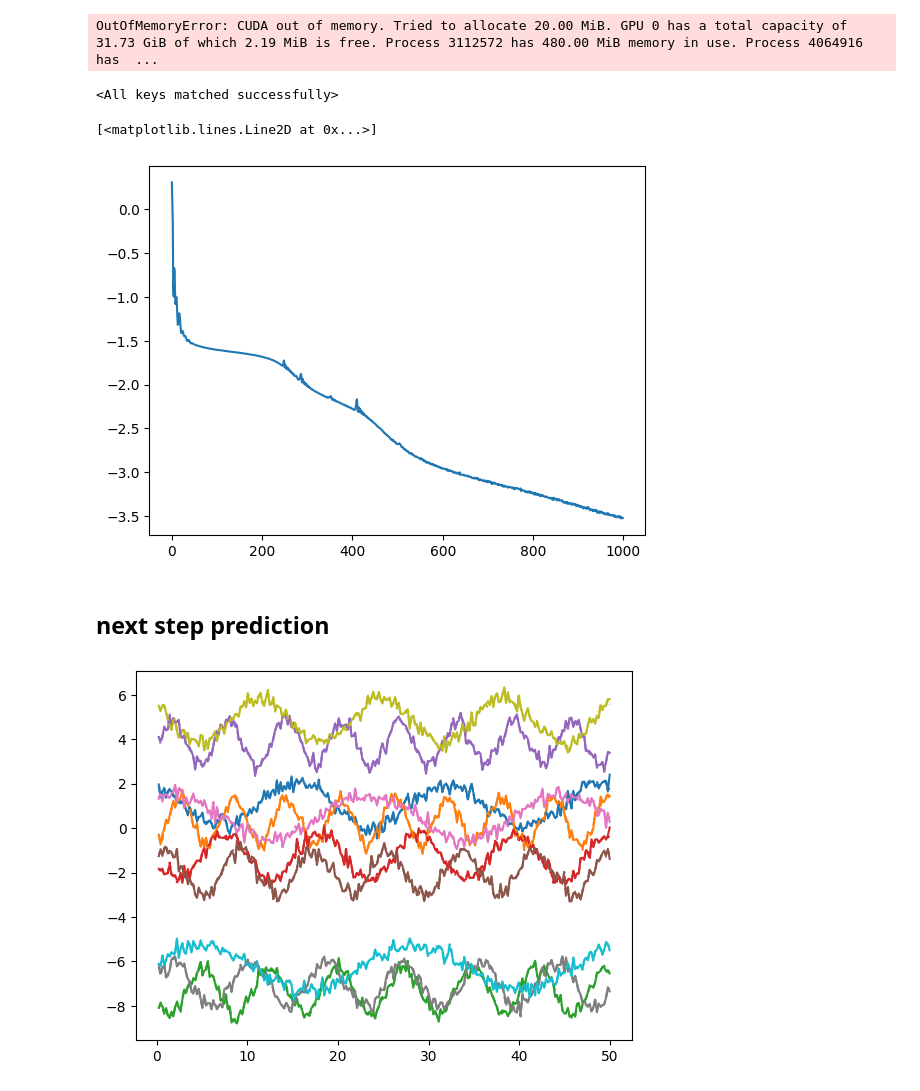
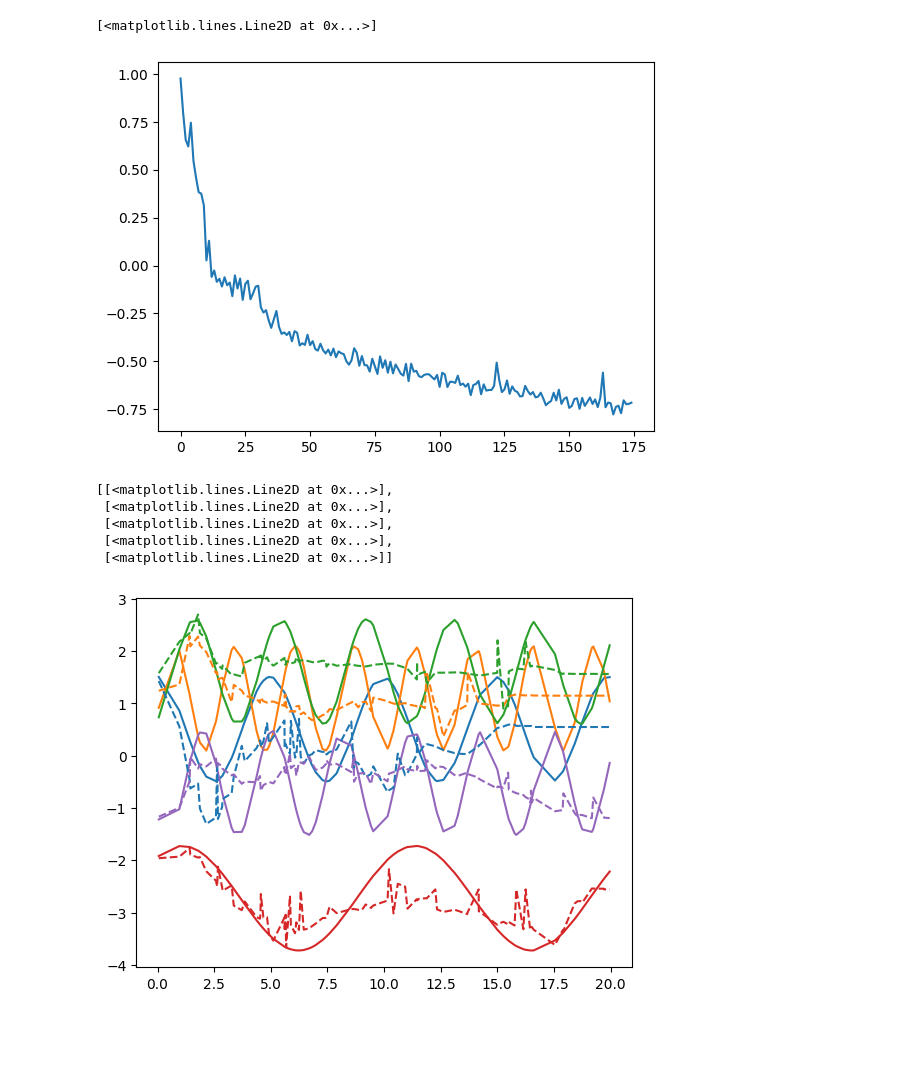
Before and after one commit to al-jshen/gpt, a Jupyter notebook: notebooks/time_series.ipynb, the cells around one changed output. Drawn from its saved outputs; the diff is of its cells as text; code cells hidden in the pictures; blank space fills up the shorter version.

```diff
--- a/notebooks/time_series.ipynb
+++ b/notebooks/time_series.ipynb
@@ -49,39 +159,43 @@ tst = TSTransformer(
+# %%
+lode = LatentODE(odernn_encoder, decoder, odenet, 1, reduce_seq_dim=False).cuda()
+# lode_optim = torch.compile(lode)
 # %%
-optimizer = optim.AdamW(tst.parameters(), lr=1e-3)
+optimizer = optim.AdamW(lode.parameters(), lr=1e-2)
 # %%
-xsc, ysc = xs.cuda(), ys.cuda()
 # losses = []
 
-for e in (pbar := tqdm(range(1000))):
-    for rix in torch.randperm(5000).chunk(100):
-        optimizer.zero_grad()
-        out = tst(xsc[:-1], ysc[rix,:-1,:])
-        loss = F.mse_loss(out, ysc[rix,1:,:])
-        losses.append(loss.item())
-        pbar.set_description(f"epoch {e} | loss: {loss.item():.4f}")
-        loss.backward()
-        optimizer.step()
+for e in (pbar := tqdm(range(200))):
+    optimizer.zero_grad()
+    out, path = lode(xsc, ysc[:50])
+    loss_recon = F.mse_loss(out, ysc[:50])
+
+    cov = torch.diag(1 / path.std(axis=(0, 1))**2)
+    pathdiff = torch.diff(path, axis=1)
+    loss_path = (pathdiff[0] @ (cov @ pathdiff[0].T)).sum()
+
+    loss = loss_recon + 0.1 * loss_path
+    loss.backward()
+    optimizer.step()
+    losses.append(loss.item())
+    pbar.set_description(f"loss: {loss.item():.4f}")
-# %% [output]
-OutOfMemoryError: CUDA out of memory. Tried to allocate 20.00 MiB. GPU 0 has a total capacity of 31.73 GiB of which 2.19 MiB is free. Process 3112572 has 480.00 MiB memory in use. Process 4064916 has  ...
-# %%
-tst.load_state_dict(torch.load('../train/tst.pth'))
-# %% [output]
-<All keys matched successfully>
 # %%
-plt.plot(np.log(losses))
+plt.plot(np.log(losses[25:]))
 # %% [output]
 [<matplotlib.lines.Line2D at 0x...>]
-[figure, old version]
+[figure, new version]
-# %% [markdown]
-## next step prediction
 # %%
 with torch.inference_mode():
-    out = tst(xsc[:-1], ysc[-10:,:-1,:]).detach().cpu()
+    out, path = lode.forward(xsc, ysc[:60])
+    out = out.cpu()
 # %%
-colors = matplotlib.colormaps.get_cmap('tab20')
+colors = plt.get_cmap('tab20', 10)
 
-[plt.plot(xs[1:], ys[-10+i,1:,0], c=colors(i / 10)) for i in range(10)]
-[plt.plot(xs[1:], out[i,:,0], ls='--', c=colors(i / 10)) for i in range(10)];
-# plt.xlim(20, 25)
+[plt.plot(xs, ys[j,:,0], c=colors(i)) for i, j in enumerate(range(50, 55))]
+[plt.plot(xs, out[j,:,0], c=colors(i), ls='--') for i, j in enumerate(range(50, 55))]
 # %% [output]
+[[<matplotlib.lines.Line2D at 0x...>],
+ [<matplotlib.lines.Line2D at 0x...>],
+ [<matplotlib.lines.Line2D at 0x...>],
+ [<matplotlib.lines.Line2D at 0x...>],
+ [<matplotlib.lines.Line2D at 0x...>]]
-[figure, old version]
+[figure, new version]
```
Also changed, not shown: parts of 11 cells of this notebook.
